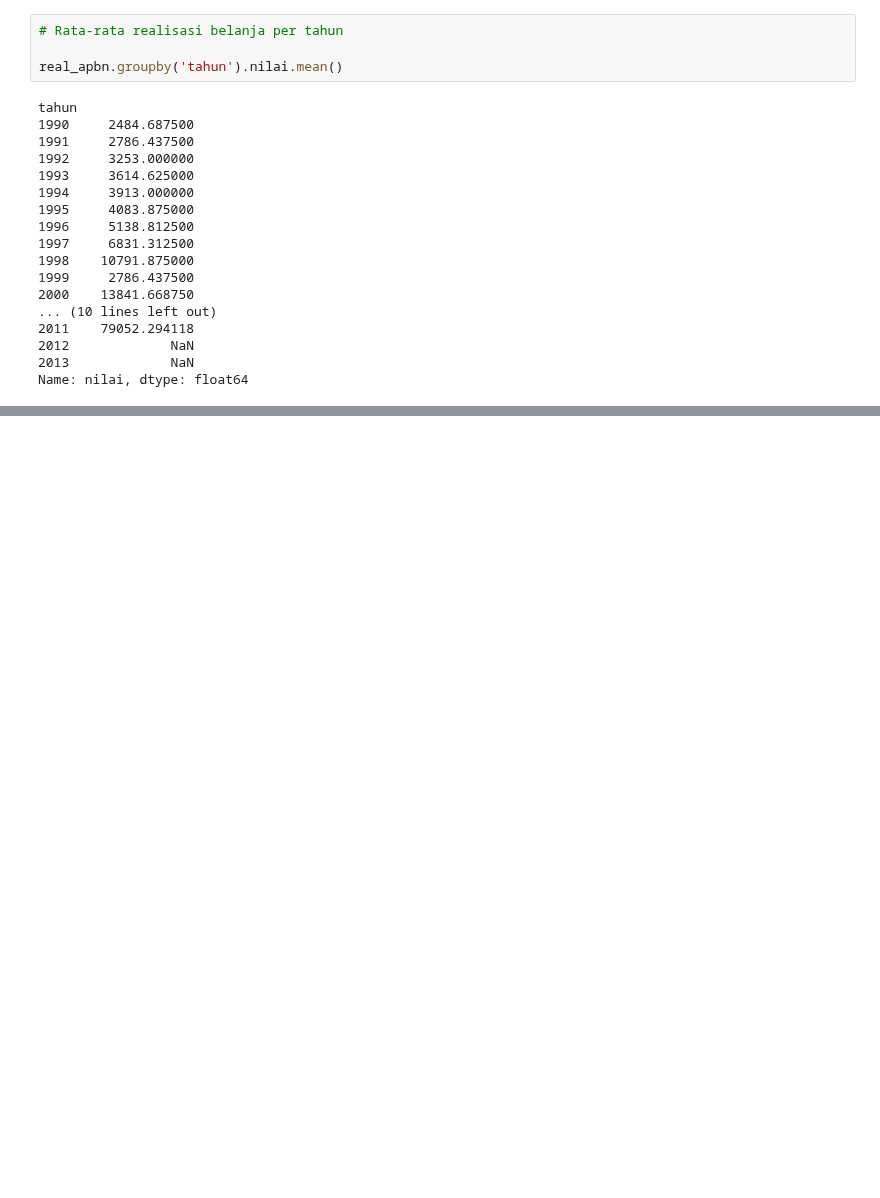
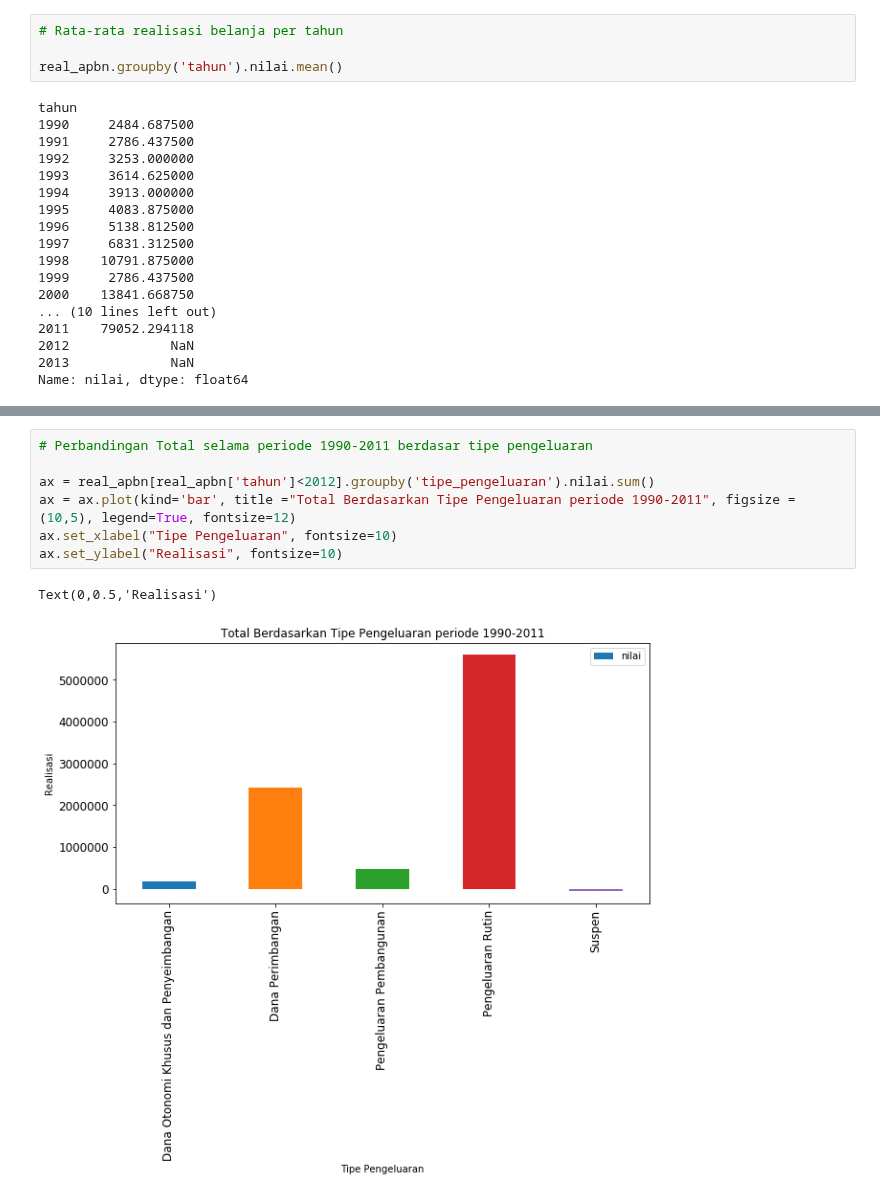
Before and after one commit to dennypirhadi/digitalent2018, a Jupyter notebook: Analisa Data Realisasi Belanja APBN Indonesia 1990-2013.ipynb, the cells around one changed output, grey strips where cells are left out. Cells and saved outputs as stored; diff of their text form; blank space fills up the shorter version.

```diff
--- a/Analisa Data Realisasi Belanja APBN Indonesia 1990-2013.ipynb
+++ b/Analisa Data Realisasi Belanja APBN Indonesia 1990-2013.ipynb
@@ -173,0 +187,10 @@ Text(0,0.5,'Jumlah')
+# %%
+# Perbandingan Total selama periode 1990-2011 berdasar tipe pengeluaran
+
+ax = real_apbn[real_apbn['tahun']<2012].groupby('tipe_pengeluaran').nilai.sum()
+ax = ax.plot(kind='bar', title ="Total Berdasarkan Tipe Pengeluaran periode 1990-2011", figsize = (10,5), legend=True, fontsize=12)
+ax.set_xlabel("Tipe Pengeluaran", fontsize=10)
+ax.set_ylabel("Realisasi", fontsize=10)
+# %% [output]
+Text(0,0.5,'Realisasi')
+[figure, added]
```
Also changed, not shown: parts of 7 cells of this notebook.
